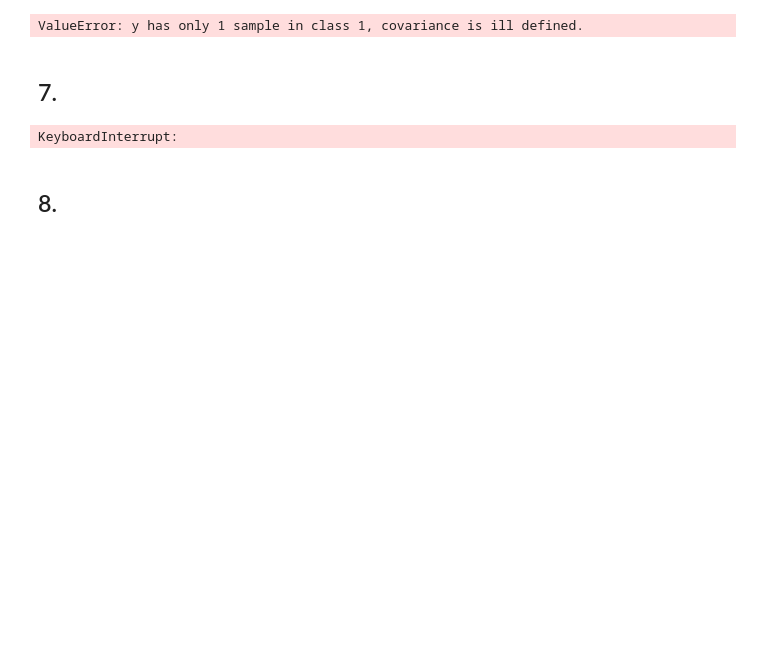
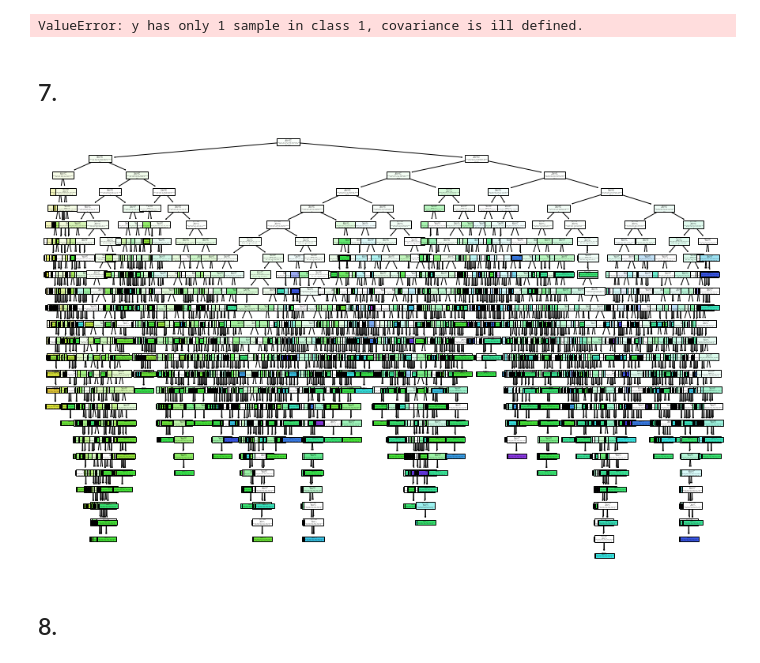
Before and after one commit to TeemaHover/Abalone, a Jupyter notebook: Taskaa4.ipynb, the cells around one changed output. Saved outputs shown, nothing was run; the diff lists cells and outputs as text; code cells hidden in the pictures; blank space fills up the shorter version.

```diff
--- a/Taskaa4.ipynb
+++ b/Taskaa4.ipynb
@@ -75,7 +75,7 @@ abalone["Sex"]
 X = abalone.drop('Rings', axis=1)
 y = abalone['Rings']
 
-X_train, X_test, y_train, y_test = train_test_split(X, y, test_size=1/3, random_state=42)
+X_train, X_test, y_train, y_test = train_test_split(X, y, test_size=0.2, random_state=42)
 
 scaler = StandardScaler()
 X_train_scaled = scaler.fit_transform(X_train)
@@ -185,19 +185,21 @@ ValueError: y has only 1 sample in class 1, covariance is ill defined.
 # %%
 from sklearn.tree import plot_tree
 import matplotlib.pyplot as plt
 from sklearn.tree import DecisionTreeClassifier
 
-
-from sklearn.tree import plot_tree
-import matplotlib.pyplot as plt
-
 model = DecisionTreeClassifier()
 
-plt.figure(figsize=(10, 8))
-plot_tree(model_tree, filled=True)
+
+model.fit(X_train_scaled, y_train)
+
+yp_model = model.predict(X_test)
+
+
+plt.figure(figsize=(15, 10))
+plot_tree(model, filled=True)
 plt.show()
 # %% [output]
-KeyboardInterrupt:
+[figure, added]
 # %% [markdown]
 ## 8.
 # %%
```
Also changed, not shown: parts of 6 cells of this notebook, 1 other file.
